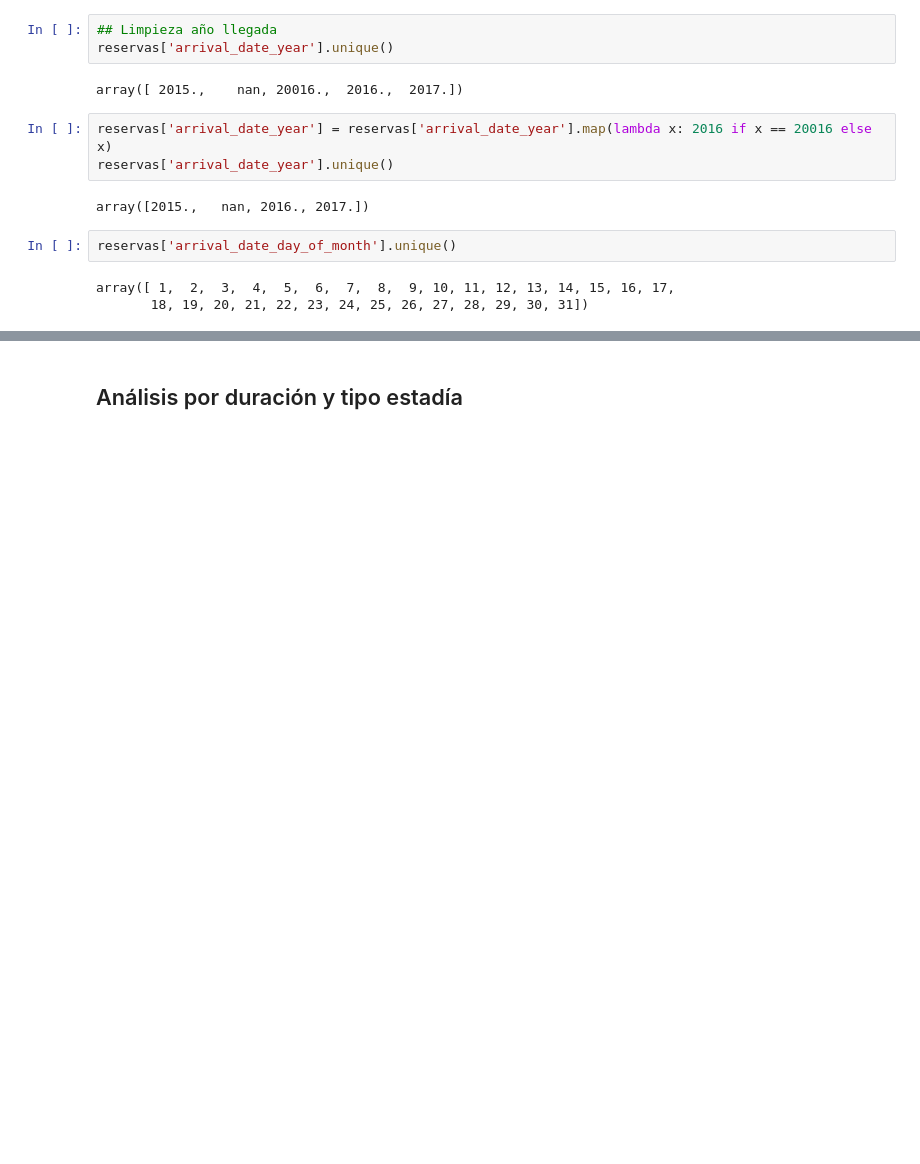
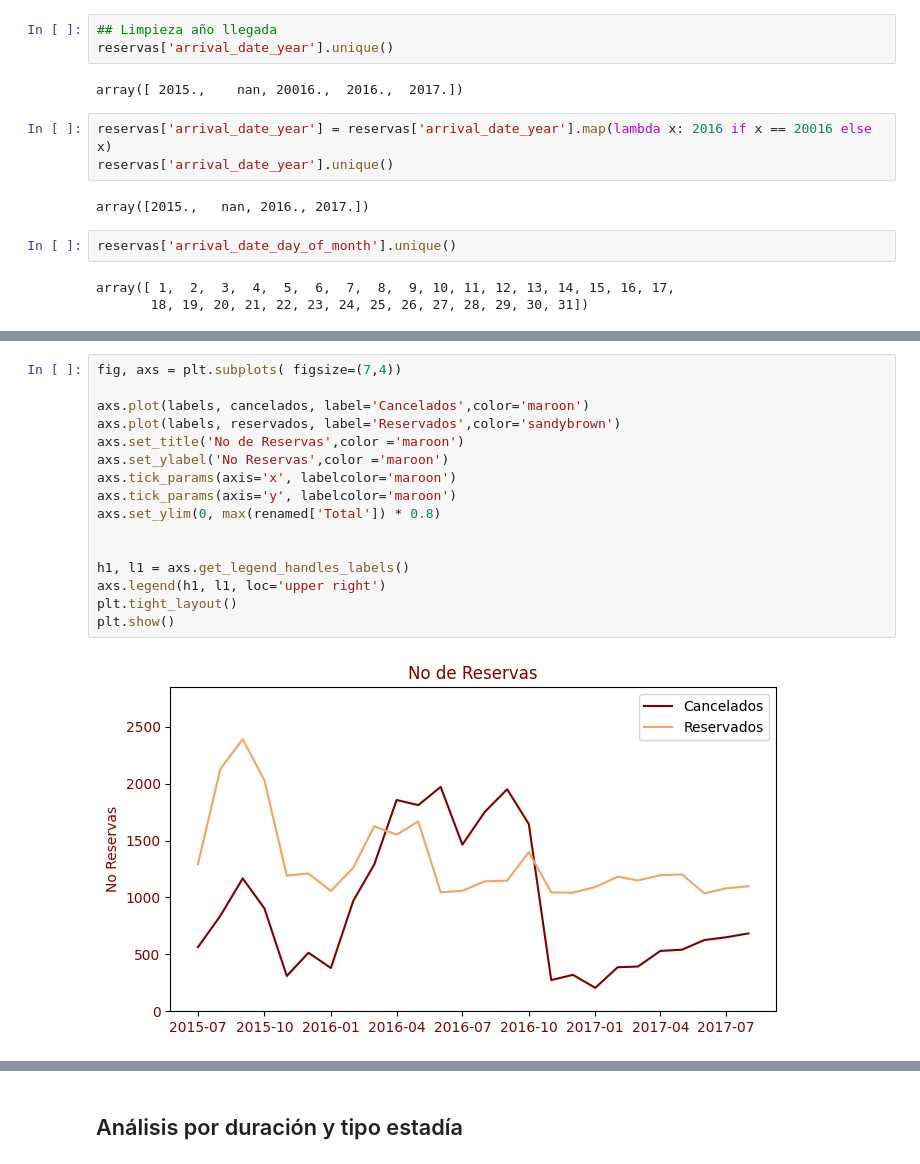
Before and after one commit to LauraRuales/Ciencia-de-datos, a Jupyter notebook: eda.ipynb, the cells around one changed output, grey strips where cells are left out. Cells and saved outputs as stored; diff of their text form; blank space fills up the shorter version.

```diff
--- a/eda.ipynb
+++ b/eda.ipynb
@@ -885,3 +771,21 @@ plt.show()
+# %%
+fig, axs = plt.subplots( figsize=(7,4))
+
+axs.plot(labels, cancelados, label='Cancelados',color='maroon')
+axs.plot(labels, reservados, label='Reservados',color='sandybrown')
+axs.set_title('No de Reservas',color ='maroon')
+axs.set_ylabel('No Reservas',color ='maroon')
+axs.tick_params(axis='x', labelcolor='maroon')
+axs.tick_params(axis='y', labelcolor='maroon')
+axs.set_ylim(0, max(renamed['Total']) * 0.8)
+
+
+h1, l1 = axs.get_legend_handles_labels()
+axs.legend(h1, l1, loc='upper right')
+plt.tight_layout()
+plt.show()
+# %% [output]
+[figure, added]
 # %%
 renamed['year'] = renamed['Caracteristica'].dt.year
 renamed['month_day'] = renamed['Caracteristica'].dt.strftime('%m-%d') # Format as "MM-DD"
```
Also changed, not shown: parts of 63 cells of this notebook, 4 other files.
